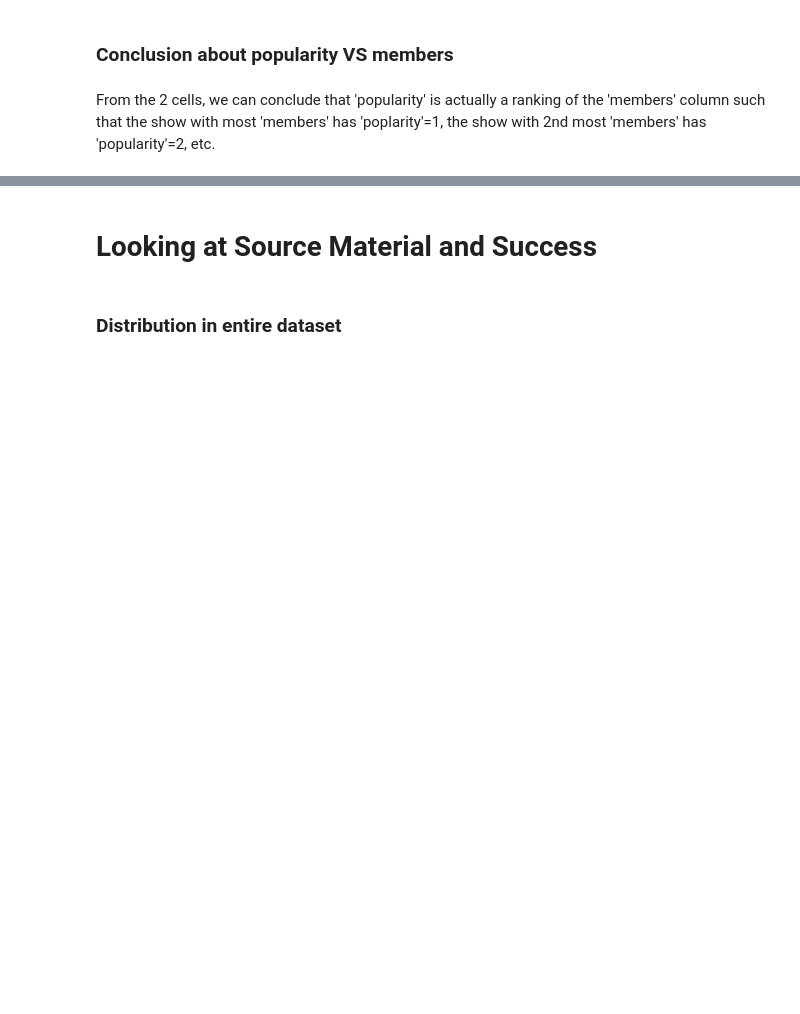
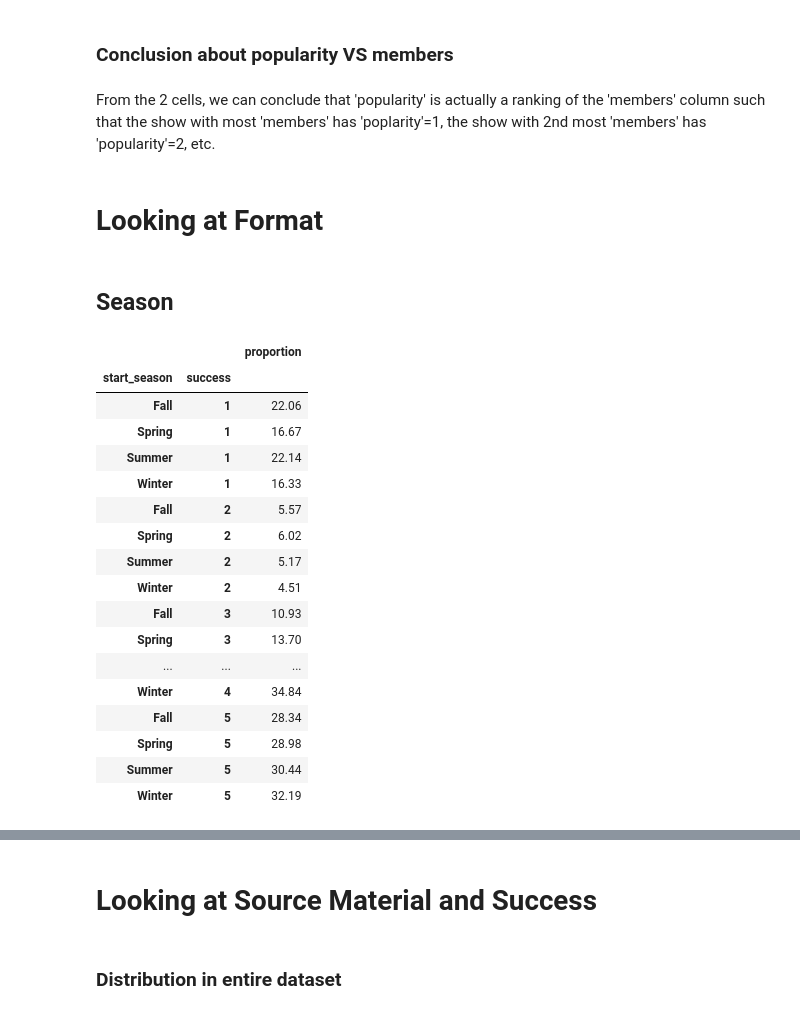
Before and after one commit to TanGuiShan/mini_project, a Jupyter notebook: Data Visualisation.ipynb, the cells around one changed output, grey strips where cells are left out. Cells and saved outputs as stored; diff of their text form; code cells hidden in the pictures; blank space fills up the shorter version.

```diff
--- a/Data Visualisation.ipynb
+++ b/Data Visualisation.ipynb
@@ -370,3 +370,34 @@ top_30_members
 ### Conclusion about popularity VS members
 # %% [markdown]
 From the 2 cells, we can conclude that 'popularity' is actually a ranking of the 'members' column such that the show with most 'members' has 'poplarity'=1, the show with 2nd most 'members' has 'popularity'=2, etc.
+# %% [markdown]
+# Looking at Format
+# %% [markdown]
+## Season
+# %%
+season_df = animelist[['start_season', 'success']]
+season_df = season_df.loc[season_df['start_season']!='0']
+result = pd.DataFrame(season_df.groupby('start_season')['success'].value_counts(normalize=True).mul(100).round(2))
+result = result.sort_values(by=['start_season', 'success'], ascending=True)
+
+sorted_result = result.sort_index(level='success', ascending=True)
+sorted_result
+# %% [output]
+|  |  | proportion |
+| start_season | success |  |
+| Fall | 1 | 22.06 |
+| Spring | 1 | 16.67 |
+| Summer | 1 | 22.14 |
+| Winter | 1 | 16.33 |
+| Fall | 2 | 5.57 |
+| Spring | 2 | 6.02 |
+| Summer | 2 | 5.17 |
+| Winter | 2 | 4.51 |
+| Fall | 3 | 10.93 |
+| Spring | 3 | 13.70 |
+| ... | ... | ... |
+| Winter | 4 | 34.84 |
+| Fall | 5 | 28.34 |
+| Spring | 5 | 28.98 |
+| Summer | 5 | 30.44 |
+| Winter | 5 | 32.19 |
```
Also changed, not shown: parts of 9 cells of this notebook.
